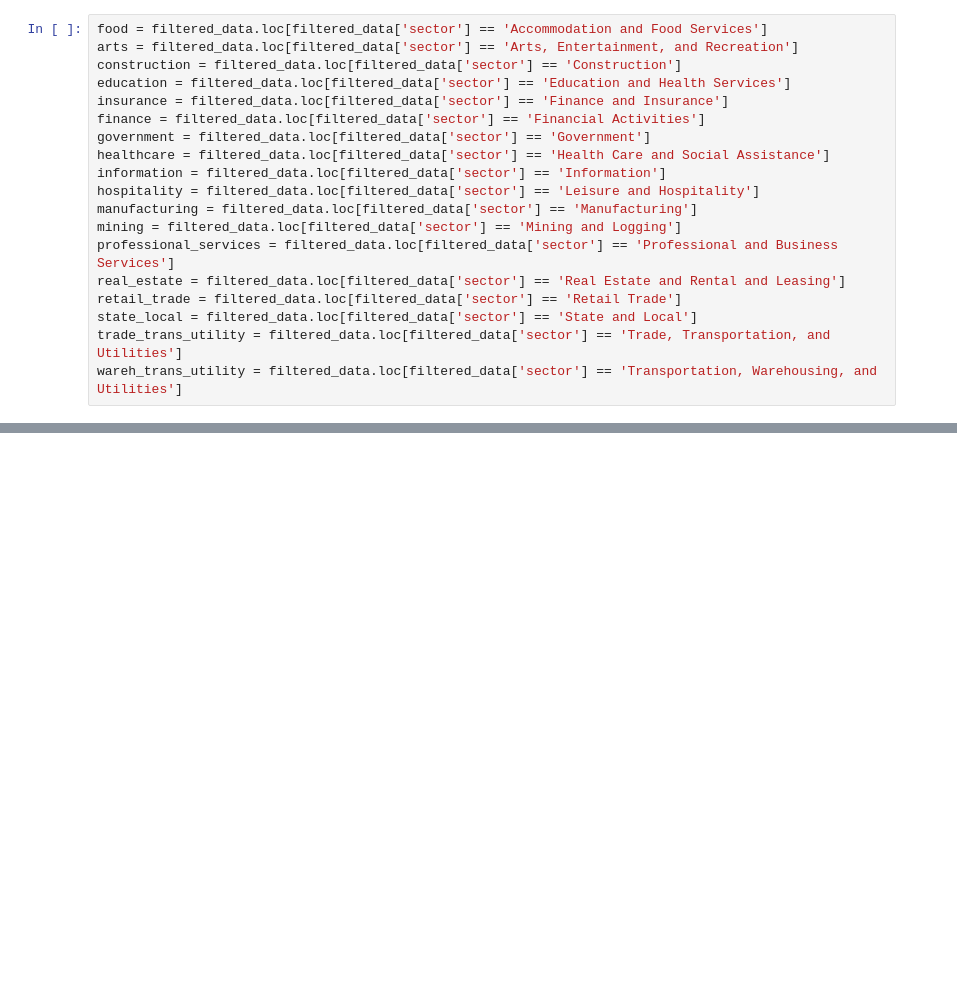
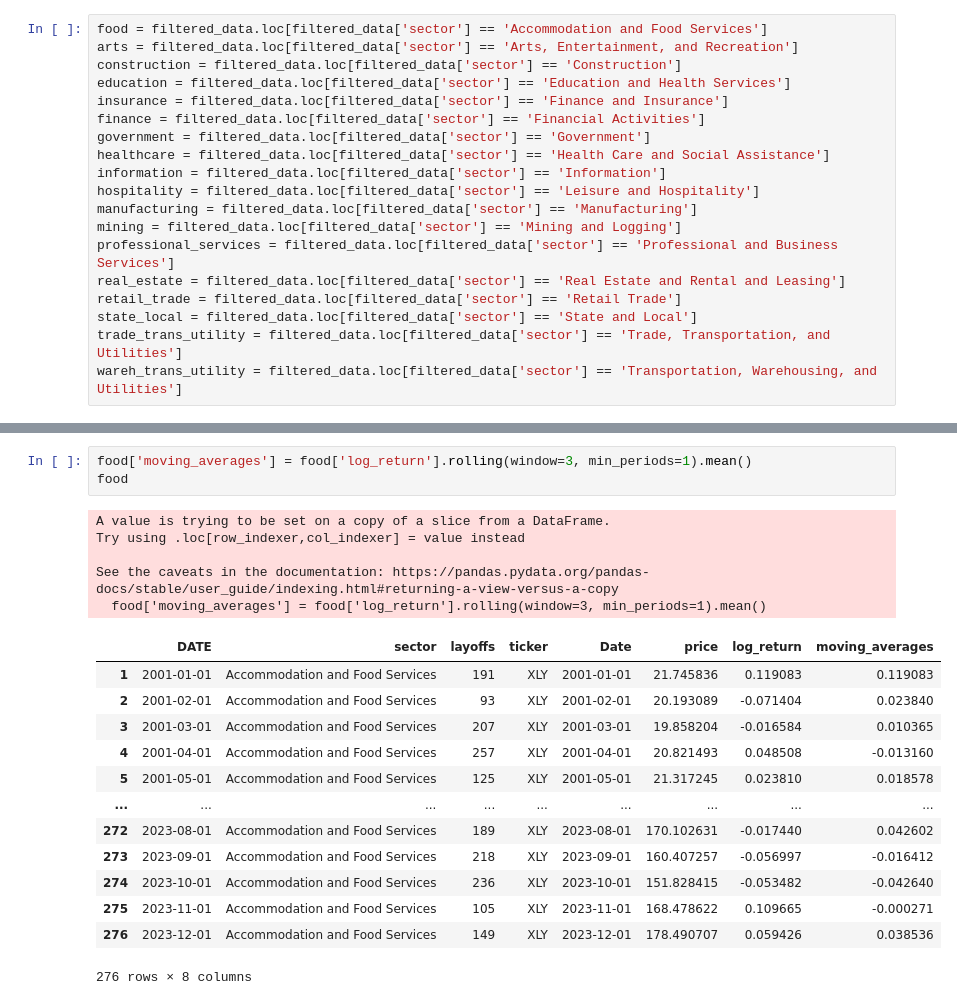
Before and after one commit to nogibjj/ML-Assignment5, a Jupyter notebook: UDS_causal.ipynb, the cells around one changed output, grey strips where cells are left out. Cells and saved outputs as stored; diff of their text form; blank space fills up the shorter version.

```diff
--- a/UDS_causal.ipynb
+++ b/UDS_causal.ipynb
@@ -91,0 +97,22 @@ wareh_trans_utility = filtered_data.loc[filtered_data['sector'] == 'Transportati
+# %%
+food['moving_averages'] = food['log_return'].rolling(window=3, min_periods=1).mean()
+food
+# %% [output]
+A value is trying to be set on a copy of a slice from a DataFrame.
+Try using .loc[row_indexer,col_indexer] = value instead
+
+See the caveats in the documentation: https://pandas.pydata.org/pandas-docs/stable/user_guide/indexing.html#returning-a-view-versus-a-copy
+  food['moving_averages'] = food['log_return'].rolling(window=3, min_periods=1).mean()
+|  | DATE | sector | layoffs | ticker | Date | price | log_return | moving_averages |
+| 1 | 2001-01-01 | Accommodation and Food Services | 191 | XLY | 2001-01-01 | 21.745836 | 0.119083 | 0.119083 |
+| 2 | 2001-02-01 | Accommodation and Food Services | 93 | XLY | 2001-02-01 | 20.193089 | -0.071404 | 0.023840 |
+| 3 | 2001-03-01 | Accommodation and Food Services | 207 | XLY | 2001-03-01 | 19.858204 | -0.016584 | 0.010365 |
+| 4 | 2001-04-01 | Accommodation and Food Services | 257 | XLY | 2001-04-01 | 20.821493 | 0.048508 | -0.013160 |
+| 5 | 2001-05-01 | Accommodation and Food Services | 125 | XLY | 2001-05-01 | 21.317245 | 0.023810 | 0.018578 |
+| ... | ... | ... | ... | ... | ... | ... | ... | ... |
+| 272 | 2023-08-01 | Accommodation and Food Services | 189 | XLY | 2023-08-01 | 170.102631 | -0.017440 | 0.042602 |
+| 273 | 2023-09-01 | Accommodation and Food Services | 218 | XLY | 2023-09-01 | 160.407257 | -0.056997 | -0.016412 |
+| 274 | 2023-10-01 | Accommodation and Food Services | 236 | XLY | 2023-10-01 | 151.828415 | -0.053482 | -0.042640 |
+| 275 | 2023-11-01 | Accommodation and Food Services | 105 | XLY | 2023-11-01 | 168.478622 | 0.109665 | -0.000271 |
+| 276 | 2023-12-01 | Accommodation and Food Services | 149 | XLY | 2023-12-01 | 178.490707 | 0.059426 | 0.038536 |
+276 rows × 8 columns
```
Also changed, not shown: parts of 4 cells of this notebook.
